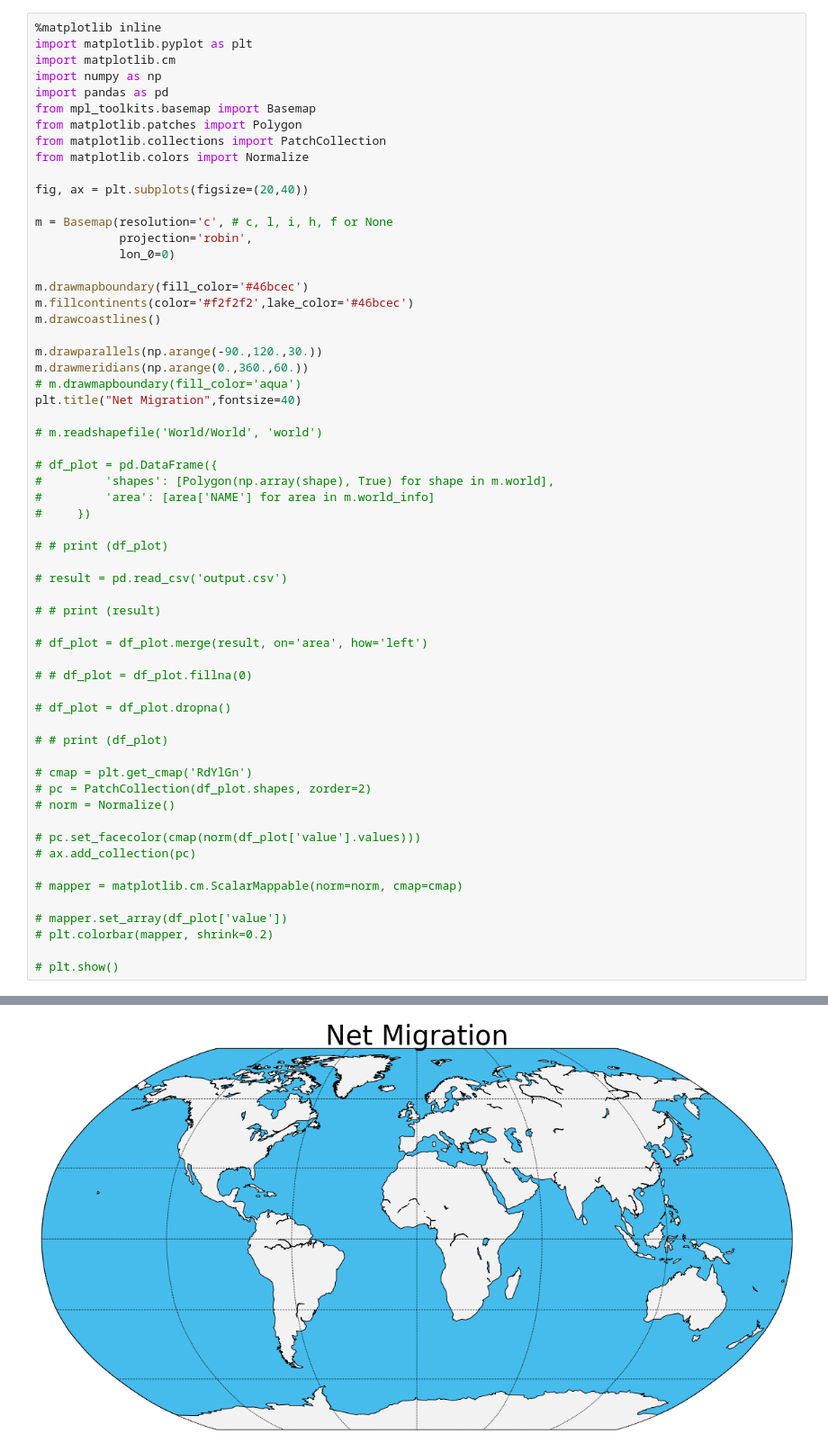
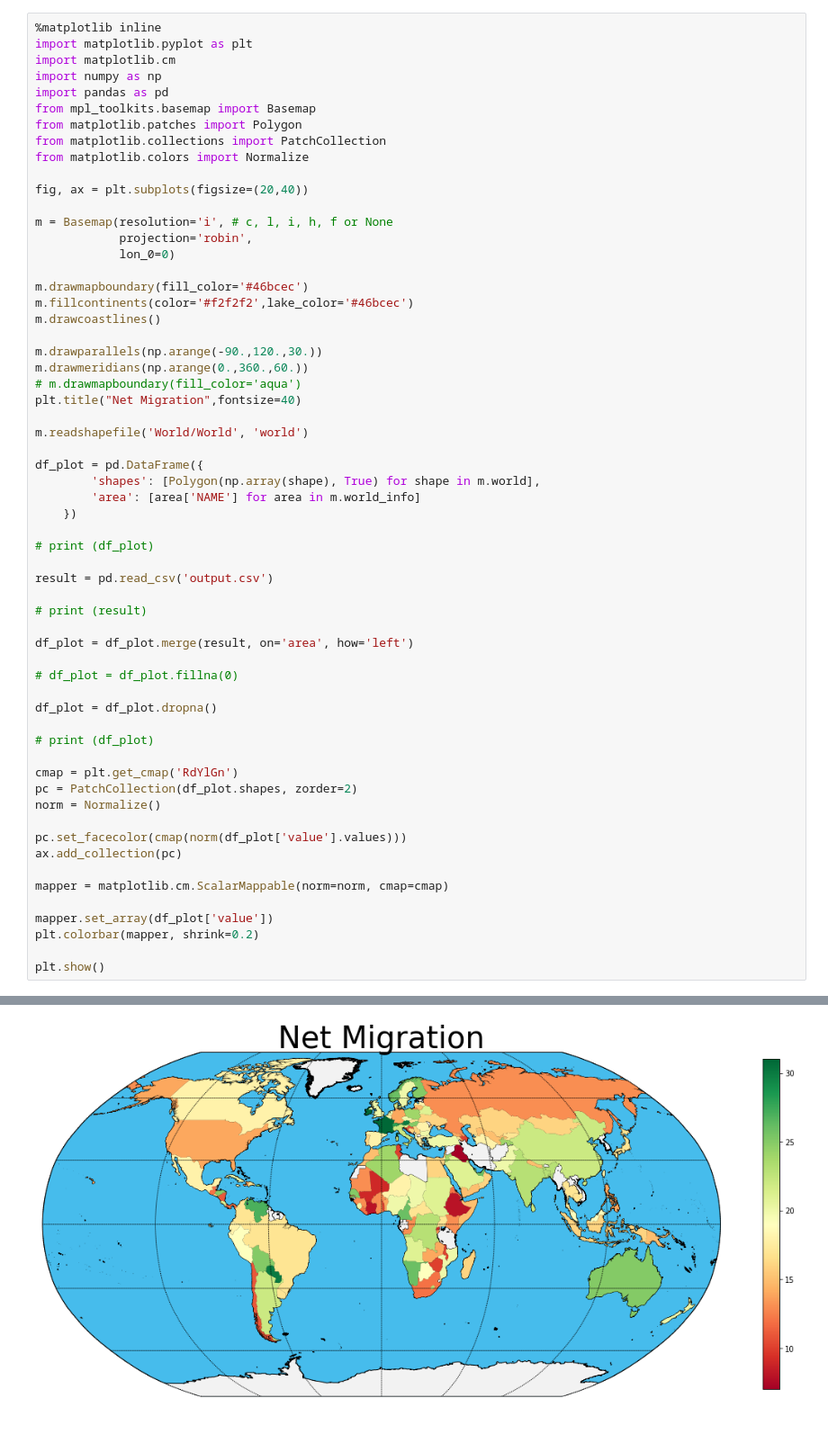
Before and after one commit to crcresearch/GOS, a Jupyter notebook: World.ipynb, the cells around one changed output, grey strips where cells are left out. Shown at 90% size. Saved outputs shown, nothing was run; the diff lists cells and outputs as text.

```diff
--- a/World.ipynb
+++ b/World.ipynb
@@ -11,7 +11,7 @@ from matplotlib.colors import Normalize
 
 fig, ax = plt.subplots(figsize=(20,40))
 
-m = Basemap(resolution='c', # c, l, i, h, f or None
+m = Basemap(resolution='i', # c, l, i, h, f or None
             projection='robin',
             lon_0=0)
 
@@ -24,38 +24,38 @@ m.drawmeridians(np.arange(0.,360.,60.))
 # m.drawmapboundary(fill_color='aqua')
 plt.title("Net Migration",fontsize=40)
 
-# m.readshapefile('World/World', 'world')
+m.readshapefile('World/World', 'world')
 
-# df_plot = pd.DataFrame({
-#         'shapes': [Polygon(np.array(shape), True) for shape in m.world],
-#         'area': [area['NAME'] for area in m.world_info]
-#     })
+df_plot = pd.DataFrame({
+        'shapes': [Polygon(np.array(shape), True) for shape in m.world],
+        'area': [area['NAME'] for area in m.world_info]
+    })
 
-# # print (df_plot)
+# print (df_plot)
 
-# result = pd.read_csv('output.csv')
+result = pd.read_csv('output.csv')
 
-# # print (result)
+# print (result)
 
-# df_plot = df_plot.merge(result, on='area', how='left')
+df_plot = df_plot.merge(result, on='area', how='left')
 
-# # df_plot = df_plot.fillna(0)
+# df_plot = df_plot.fillna(0)
 
-# df_plot = df_plot.dropna()
+df_plot = df_plot.dropna()
 
-# # print (df_plot)
+# print (df_plot)
 
-# cmap = plt.get_cmap('RdYlGn')
-# pc = PatchCollection(df_plot.shapes, zorder=2)
-# norm = Normalize()
+cmap = plt.get_cmap('RdYlGn')
+pc = PatchCollection(df_plot.shapes, zorder=2)
+norm = Normalize()
 
-# pc.set_facecolor(cmap(norm(df_plot['value'].values)))
-# ax.add_collection(pc)
+pc.set_facecolor(cmap(norm(df_plot['value'].values)))
+ax.add_collection(pc)
 
-# mapper = matplotlib.cm.ScalarMappable(norm=norm, cmap=cmap)
+mapper = matplotlib.cm.ScalarMappable(norm=norm, cmap=cmap)
 
-# mapper.set_array(df_plot['value'])
-# plt.colorbar(mapper, shrink=0.2)
+mapper.set_array(df_plot['value'])
+plt.colorbar(mapper, shrink=0.2)
 
-# plt.show()
+plt.show()
 # %% [output]
@@ -63 +62 @@ plt.title("Net Migration",fontsize=40)
-[figure, old version]
+[figure, new version]
```
Also changed, not shown: parts of 1 cell of this notebook, 1 other file.
